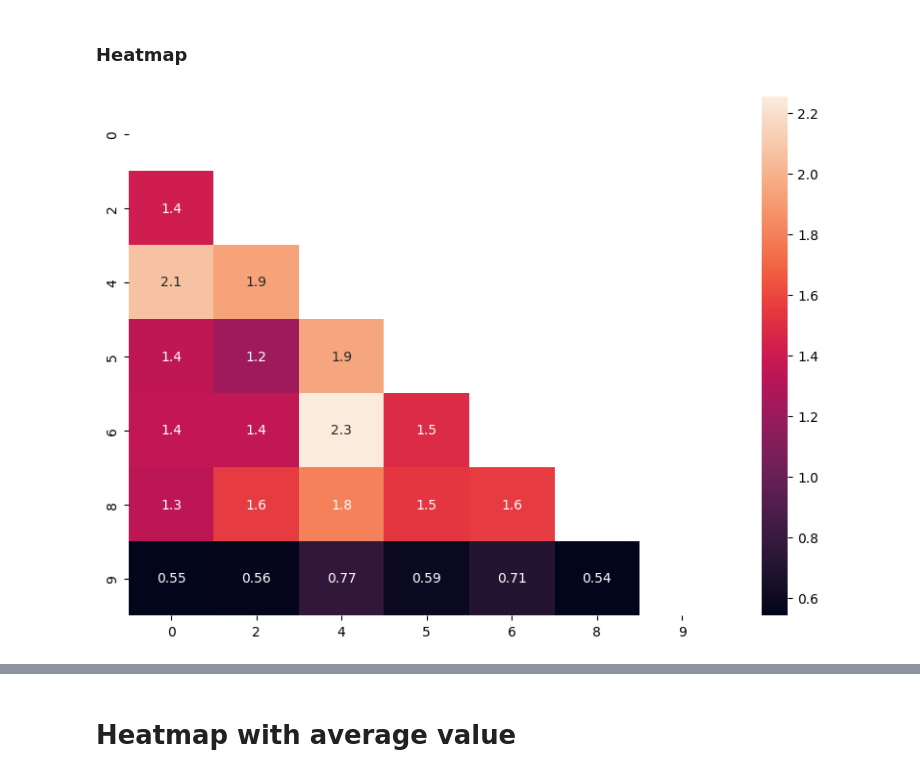
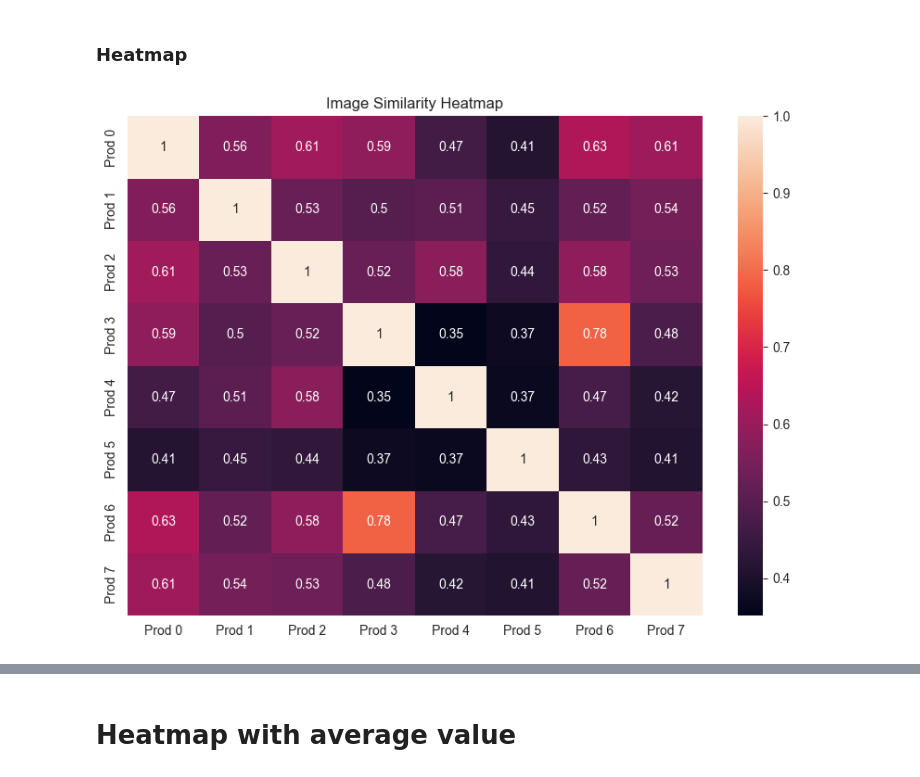
Before and after one commit to ObeyHack/Amazon-Image-matcher, a Jupyter notebook: dataset_exploration.ipynb, the cells around one changed output, grey strips where cells are left out. Cells and saved outputs as stored; diff of their text form; code cells hidden in the pictures.

```diff
--- a/dataset_exploration.ipynb
+++ b/dataset_exploration.ipynb
@@ -315,19 +323,22 @@ image_df = image_df.drop(columns=ind)
 # %% [markdown]
 ### Heatmap
 # %%
-sims = pd.DataFrame(np.abs(text_df / image_df))
+sims = pd.DataFrame(image_df)
 
 # x * text_sim + 1-x * image_sim
 
 avg_val = sims.to_numpy().mean()
 # Text Similarity heatmap
 import seaborn as sns
 import matplotlib.pyplot as plt
 mask = np.triu(np.ones_like(sims, dtype=bool))
 plt.figure(figsize=(10, 7))
-sns.heatmap(sims, annot=True, mask=mask)
-#sns.heatmap(sims, annot=True)
+# sns.heatmap(sims, annot=True, mask=mask)
+sns.heatmap(sims, annot=True, xticklabels=[f"Prod {i}" for i in range(len(sims))], yticklabels=[f"Prod {i}" for i in range(len(sims))])
+
+# add title
+plt.title("Image Similarity Heatmap")
 
 plt.show()
 # %% [output]
-[figure, old version]
+[figure, new version]
```
Also changed, not shown: parts of 6 cells of this notebook.
